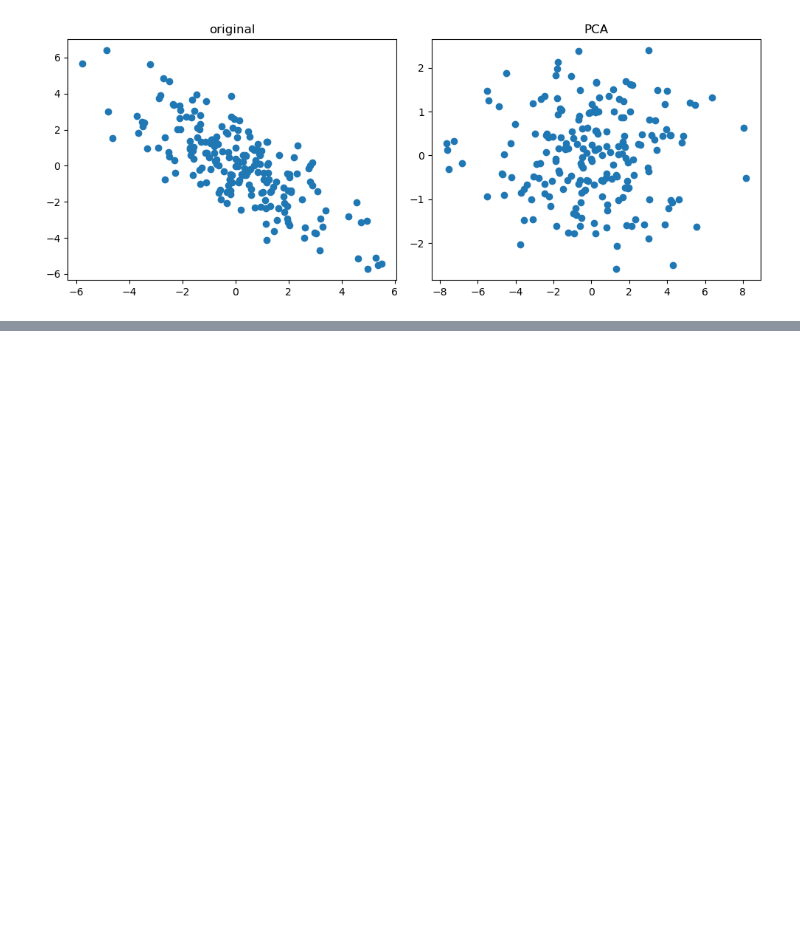
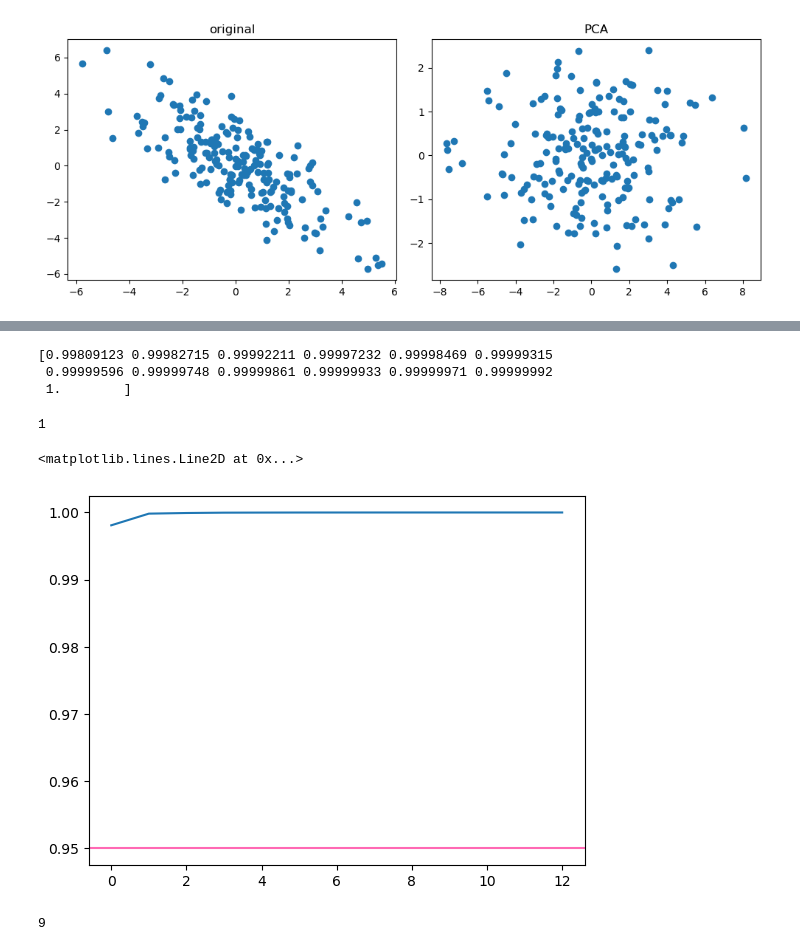
Before and after one commit to qkfmadl0-create/----, a Jupyter notebook: 08_PCA/001.ipynb, the cells around one changed output, grey strips where cells are left out. Saved outputs shown, nothing was run; the diff lists cells and outputs as text; code cells hidden in the pictures; blank space fills up the shorter version.

```diff
--- a/08_PCA/001.ipynb
+++ b/08_PCA/001.ipynb
@@ -147,0 +210,48 @@ weighted avg       0.89      0.89      0.89       178
+# %%
+# n_components 찾기 누적 분산
+
+import numpy as np
+
+pca = PCA(n_components=13)
+scaler = RobustScaler()
+
+X_scaled = scaler.fit_transform(X)
+X_pca = pca.fit_transform(X)
+
+cumsum_variable = np.cumsum(
+    pca.explained_variance_ratio_
+)
+
+print(cumsum_variable) # 95%이면 좋음, 90% 이상이면 빠르게,  99% 이상 -> 정보 보존이 중요
+
+np.argmax(cumsum_variable >= 0.95) + 1
+# %% [output]
+[0.99809123 0.99982715 0.99992211 0.99997232 0.99998469 0.99999315
+ 0.99999596 0.99999748 0.99999861 0.99999933 0.99999971 0.99999992
+ 1.        ]
+1
+# %%
+# 시각적 엘보우
+
+import matplotlib.pyplot as plt
+
+plt.plot(cumsum_variable)
+plt.axhline(y=0.95, linestyle='-', c='hotpink')
+# %% [output]
+<matplotlib.lines.Line2D at 0x...>
+[figure, added]
+# %%
+# 자동으로 찾기
+# n_components 찾기 누적분산
+
+import numpy as np
+
+pca = PCA(n_components=0.95) # 95% 분산을 설명하는 최소 component 자동 선택
+scaler = RobustScaler()
+
+X_scaled = scaler.fit_transform(X)
+X_pca = pca.fit_transform(X_scaled)
+
+print(pca.n_components_)
+# %% [output]
+9
```
Also changed, not shown: parts of 6 cells of this notebook.
